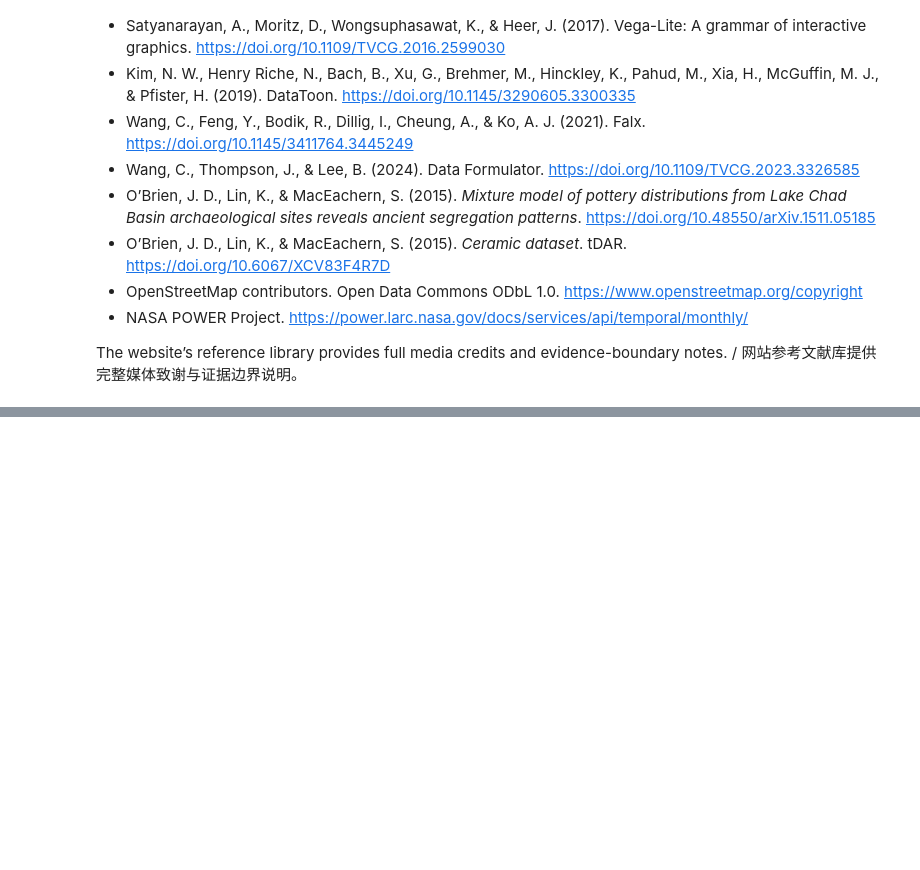
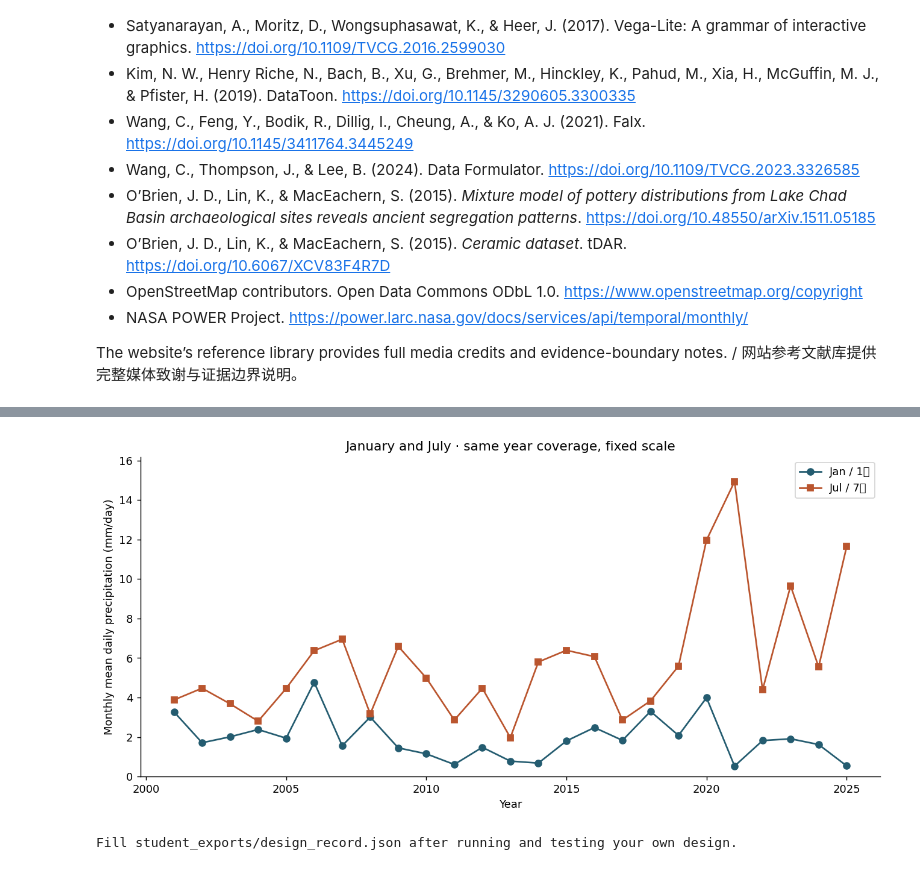
Before and after one commit to sunshineluyao/interactive-demo-between-water-and-mountains, a Jupyter notebook: notebooks/INFOSCI301_Interaction_Design_Companion.ipynb, the cells around one changed output, grey strips where cells are left out. Saved outputs shown, nothing was run; the diff lists cells and outputs as text; code cells hidden in the pictures; blank space fills up the shorter version.

```diff
--- a/notebooks/INFOSCI301_Interaction_Design_Companion.ipynb
+++ b/notebooks/INFOSCI301_Interaction_Design_Companion.ipynb
@@ -658,0 +726,33 @@ The website’s reference library provides full media credits and evidence-bound
+# %%
+import matplotlib.pyplot as plt
+from pathlib import Path
+Path('outputs').mkdir(exist_ok=True)
+fig, ax = plt.subplots(figsize=(10,4.8), layout='constrained')
+for m, marker, color in [(1,'o',PALETTE['lake']),(7,'s','#ba552e')]:
+ d=rain[rain.month==m]
+ ax.plot(d.year,d.mm_per_day,marker=marker,label=month_names[m],color=color)
+assert rain[rain.month==1].year.tolist()==rain[rain.month==7].year.tolist()
+ax.set_ylim(0,float(rain.mm_per_day.max())*1.08)
+ax.set(xlabel='Year',ylabel='Monthly mean daily precipitation (mm/day)',title='January and July · same year coverage, fixed scale')
+ax.legend(); ax.spines[['top','right']].set_visible(False)
+for fmt in ['png','svg','pdf']:fig.savefig('outputs/rainfall_matched_comparison.'+fmt,bbox_inches='tight')
+rain.to_csv('outputs/rainfall_source_records.csv',index=False)
+plt.show()
+# %% [output]
+[figure, added]
+# %%
+# Portable evidence record: replace blank fields after your actual test.
+from pathlib import Path
+import json, shutil
+export_dir = Path('student_exports'); export_dir.mkdir(exist_ok=True)
+design_record = {
+ 'audience':'', 'question':'', 'task':'', 'baseline':'', 'advanced_idiom':'',
+ 'parameter_changed':'', 'prediction':'', 'observed_result':'',
+ 'source_url':'', 'source_unit':'', 'eligible_records':'', 'evidence_boundary':'',
+ 'peer_feedback':'', 'revision':'', 'interdisciplinary_contribution':'',
+ 'community_review_and_return':'', 'status':'Template: no user study has been performed'
+}
+(export_dir/'design_record.json').write_text(json.dumps(design_record, indent=2))
+print('Fill student_exports/design_record.json after running and testing your own design.')
+# %% [output]
+Fill student_exports/design_record.json after running and testing your own design.
```
Also changed, not shown: parts of 13 cells of this notebook, 51 other files.
